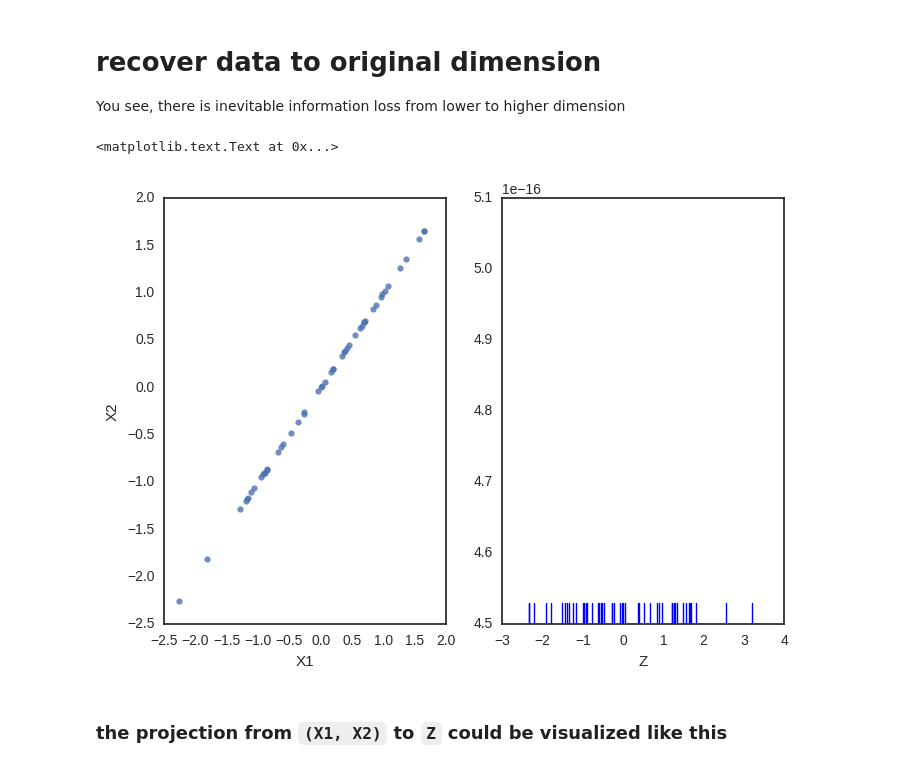
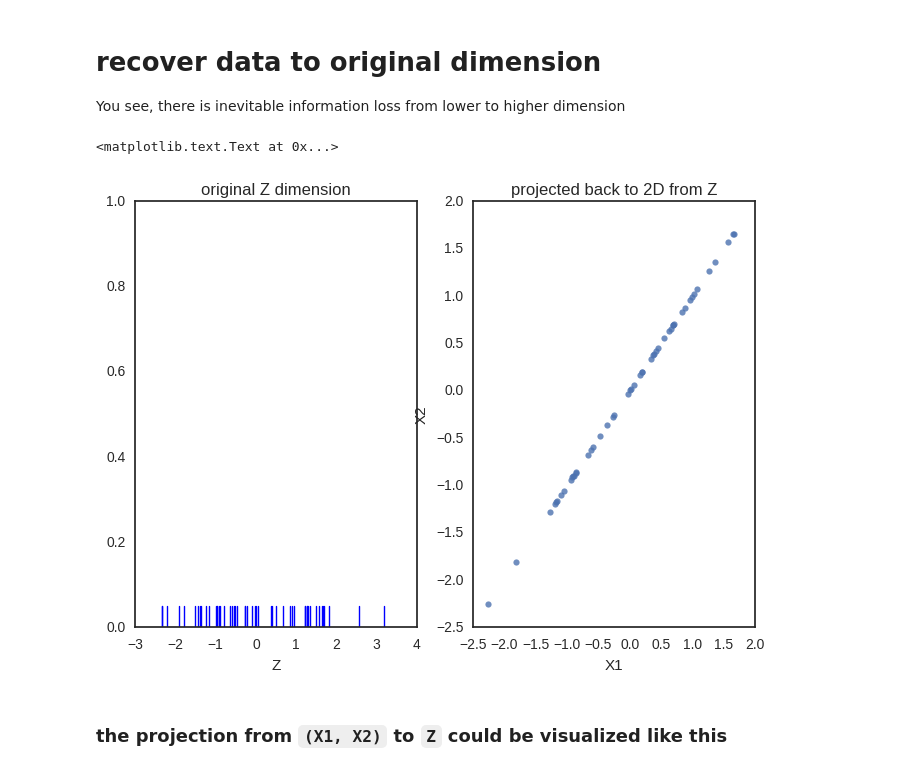
Before and after one commit to lukaemon/Coursera-ML-AndrewNg, a Jupyter notebook: machine-learning-ex7/4- 2D PCA.ipynb, the cells around one changed output. Saved outputs shown, nothing was run; the diff lists cells and outputs as text; code cells hidden in the pictures.

Commit message:
update graph

```diff
--- a/machine-learning-ex7/4- 2D PCA.ipynb
+++ b/machine-learning-ex7/4- 2D PCA.ipynb
@@ -105,18 +107,20 @@ You see, there is inevitable information loss from lower to higher dimension
 # %%
 X_recover = pca.recover_data(Z, U)
 
 fig, (ax1, ax2) = plt.subplots(ncols=2)
 
 sns.regplot('X1', 'X2',
            data=pd.DataFrame(X_recover, columns=['X1', 'X2']),
            fit_reg=False,
-           ax=ax1)
+           ax=ax2)
+ax2.set_title("projected back to 2D from Z")
 
-sns.rugplot(Z, ax=ax2)
-ax2.set_xlabel('Z')
+sns.rugplot(Z, ax=ax1)
+ax1.set_title('original Z dimension')
+ax1.set_xlabel('Z')
 # %% [output]
 <matplotlib.text.Text at 0x...>
-[figure, old version]
+[figure, new version]
 # %% [markdown]
 ### the projection from `(X1, X2)` to `Z` could be visualized like this
 # %% [markdown]
```
Also changed, not shown: parts of 1 cell of this notebook.
